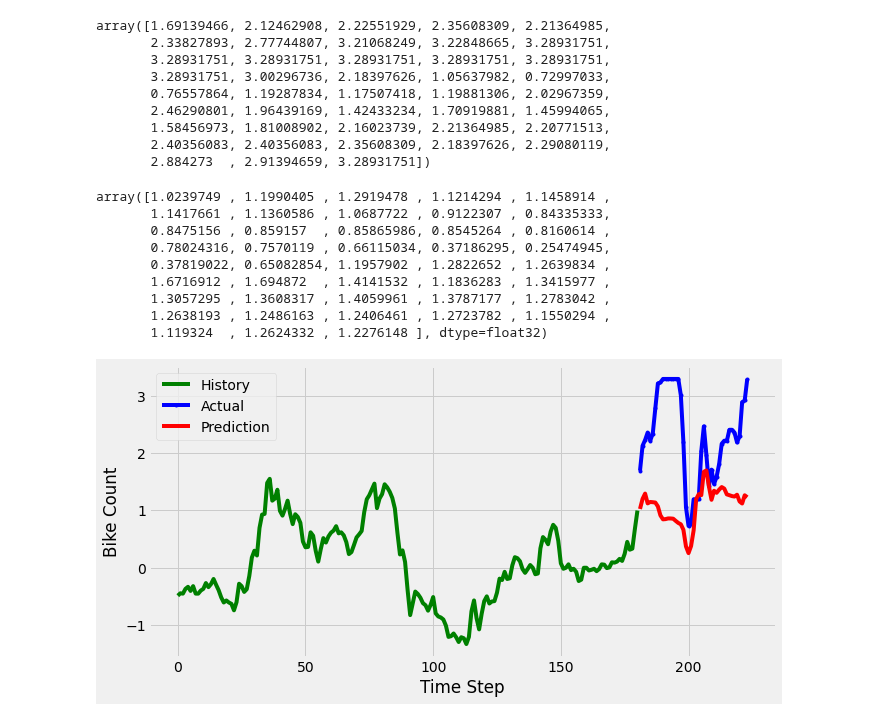
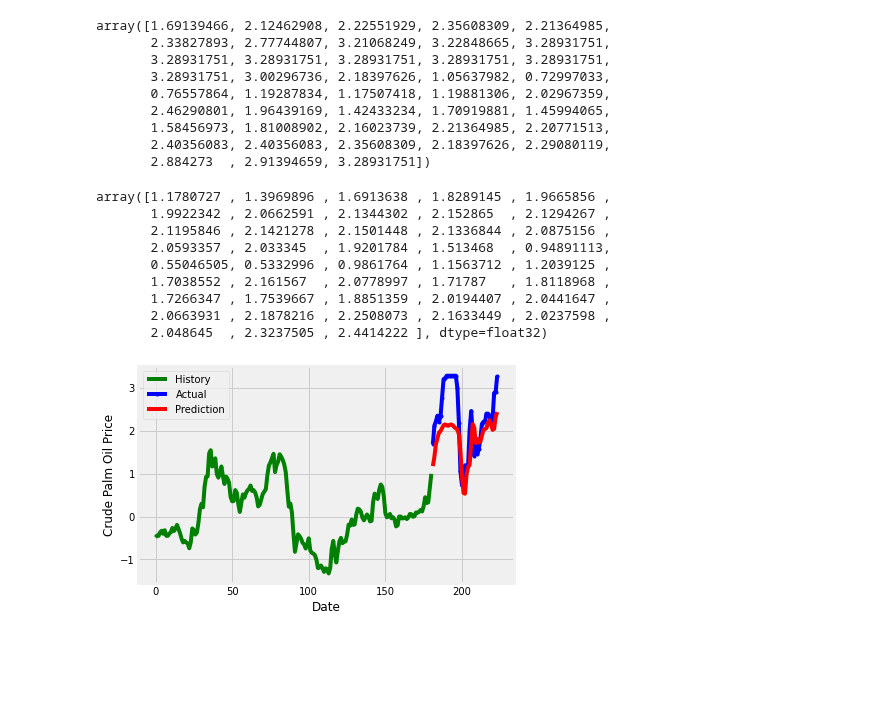
Before and after one commit to mofuoku417/Machine-Learning-Techniques-for-Multivariate-Time-Series-Forecasting-of-Crude-Palm-Oil-Prices, a Jupyter notebook: MV_LSTM.ipynb, the cells around one changed output. Saved outputs shown, nothing was run; the diff lists cells and outputs as text; code cells hidden in the pictures; blank space fills up the shorter version.

```diff
--- a/MV_LSTM.ipynb
+++ b/MV_LSTM.ipynb
@@ -299,6 +299,6 @@ _________________________________________________________________
 # %% [markdown]
 ###Predict the Test Data
 # %%
-y_pred = model.predict(X_test)
+y_pred = lstm_model.predict(X_test)
 y_pred
 # %% [output]
@@ -324,7 +324,7 @@ array([[1.0239749 ],
 # %%
 y_train_inv = cpo_pri_transformer.inverse_transform(y_train.reshape(1, -1))
 y_test_inv = cpo_pri_transformer.inverse_transform(y_test.reshape(1, -1))
-y_pred_inv = cpo_pri_transformer.inverse_transform(y_pred)
+y_pred_inv = cpo_pri_transformer.inverse_transform(y_pred.reshape(1,-1))
 print(y_train_inv)
 print(y_test_inv)
 print(y_pred_inv)
@@ -386,22 +386,22 @@ array([1.69139466, 2.12462908, 2.22551929, 2.35608309, 2.21364985,
 y_pred_inv = y_pred_inv.flatten()
 y_pred_inv
 # %% [output]
-array([1.0239749 , 1.1990405 , 1.2919478 , 1.1214294 , 1.1458914 ,
-       1.1417661 , 1.1360586 , 1.0687722 , 0.9122307 , 0.84335333,
-       0.8475156 , 0.859157  , 0.85865986, 0.8545264 , 0.8160614 ,
-       0.78024316, 0.7570119 , 0.66115034, 0.37186295, 0.25474945,
-       0.37819022, 0.65082854, 1.1957902 , 1.2822652 , 1.2639834 ,
-       1.6716912 , 1.694872  , 1.4141532 , 1.1836283 , 1.3415977 ,
-       1.3057295 , 1.3608317 , 1.4059961 , 1.3787177 , 1.2783042 ,
-       1.2638193 , 1.2486163 , 1.2406461 , 1.2723782 , 1.1550294 ,
-       1.119324  , 1.2624332 , 1.2276148 ], dtype=float32)
+array([1.1780727 , 1.3969896 , 1.6913638 , 1.8289145 , 1.9665856 ,
+       1.9922342 , 2.0662591 , 2.1344302 , 2.152865  , 2.1294267 ,
+       2.1195846 , 2.1421278 , 2.1501448 , 2.1336844 , 2.0875156 ,
+       2.0593357 , 2.033345  , 1.9201784 , 1.513468  , 0.94891113,
+       0.55046505, 0.5332996 , 0.9861764 , 1.1563712 , 1.2039125 ,
+       1.7038552 , 2.161567  , 2.0778997 , 1.71787   , 1.8118968 ,
+       1.7266347 , 1.7539667 , 1.8851359 , 2.0194407 , 2.0441647 ,
+       2.0663931 , 2.1878216 , 2.2508073 , 2.1633449 , 2.0237598 ,
+       2.048645  , 2.3237505 , 2.4414222 ], dtype=float32)
 # %%
 plt.plot(np.arange(0, len(y_train)), y_train_inv, color='green', label="History")
 plt.plot(np.arange(len(y_train), len(y_train) + len(y_test)), y_test_inv, color='blue', marker='.', label="Actual")
 plt.plot(np.arange(len(y_train), len(y_train) + len(y_test)), y_pred_inv, color='red', label="Prediction")
-plt.ylabel('Bike Count')
-plt.xlabel('Time Step')
+plt.ylabel('Crude Palm Oil Price')
+plt.xlabel('Date')
 plt.legend()
 plt.show();
 # %% [output]
-[figure, old version]
+[figure, new version]
```
Also changed, not shown: parts of 6 cells of this notebook.
